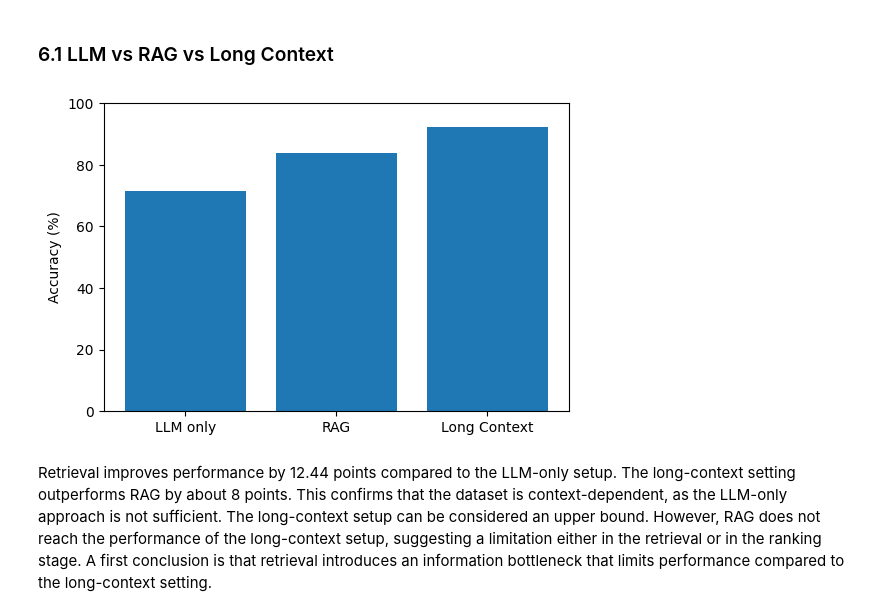
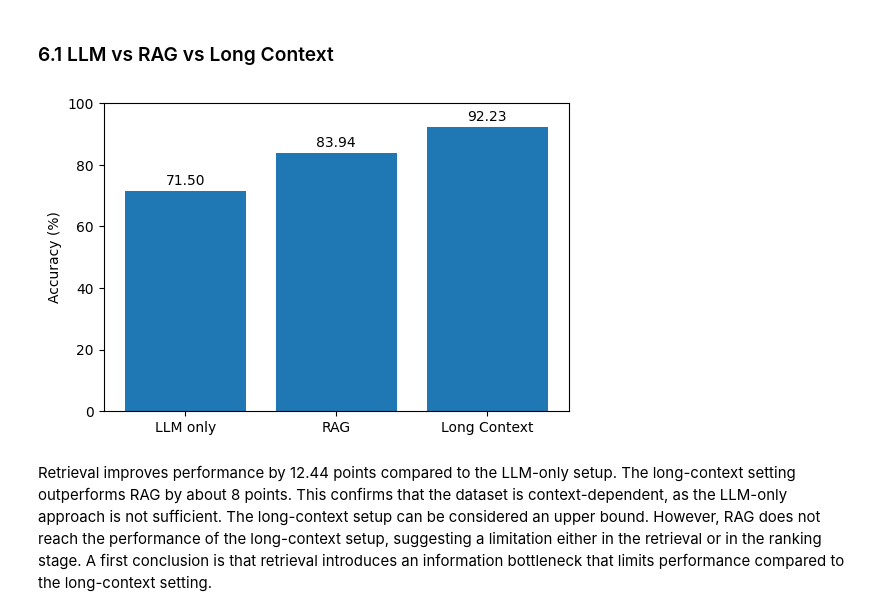
Before and after one commit to alessiopittiglio/bdtm-project, a Jupyter notebook: notebooks/main.ipynb, the cells around one changed output. Drawn from its saved outputs; the diff is of its cells as text; code cells hidden in the pictures.

```diff
--- a/notebooks/main.ipynb
+++ b/notebooks/main.ipynb
@@ -301,14 +323,25 @@ A baseline was defined. It uses the RAG mode and the collection built with MPNet
 # %%
 models = ["LLM only", "RAG", "Long Context"]
 accuracy = [71.5, 83.94, 92.23]
 
 plt.figure(figsize=(6,4))
-plt.bar(models, accuracy)
+bars = plt.bar(models, accuracy)
+
+for bar in bars:
+    height = bar.get_height()
+    plt.text(
+        bar.get_x() + bar.get_width() / 2,
+        height + 1,
+        f"{height:.2f}",
+        ha="center",
+        va="bottom"
+    )
+
 plt.ylabel("Accuracy (%)")
 plt.ylim(0, 100)
 plt.show()
 # %% [output]
-[figure, old version]
+[figure, new version]
 # %% [markdown]
 Retrieval improves performance by 12.44 points compared to the LLM-only setup. The long-context setting outperforms RAG by about 8 points. This confirms that the dataset is context-dependent, as the LLM-only approach is not sufficient. The long-context setup can be considered an upper bound. However, RAG does not reach the performance of the long-context setup, suggesting a limitation either in the retrieval or in the ranking stage. A first conclusion is that retrieval introduces an information bottleneck that limits performance compared to the long-context setting.
 # %% [markdown]
```
Also changed, not shown: parts of 1 cell of this notebook.
